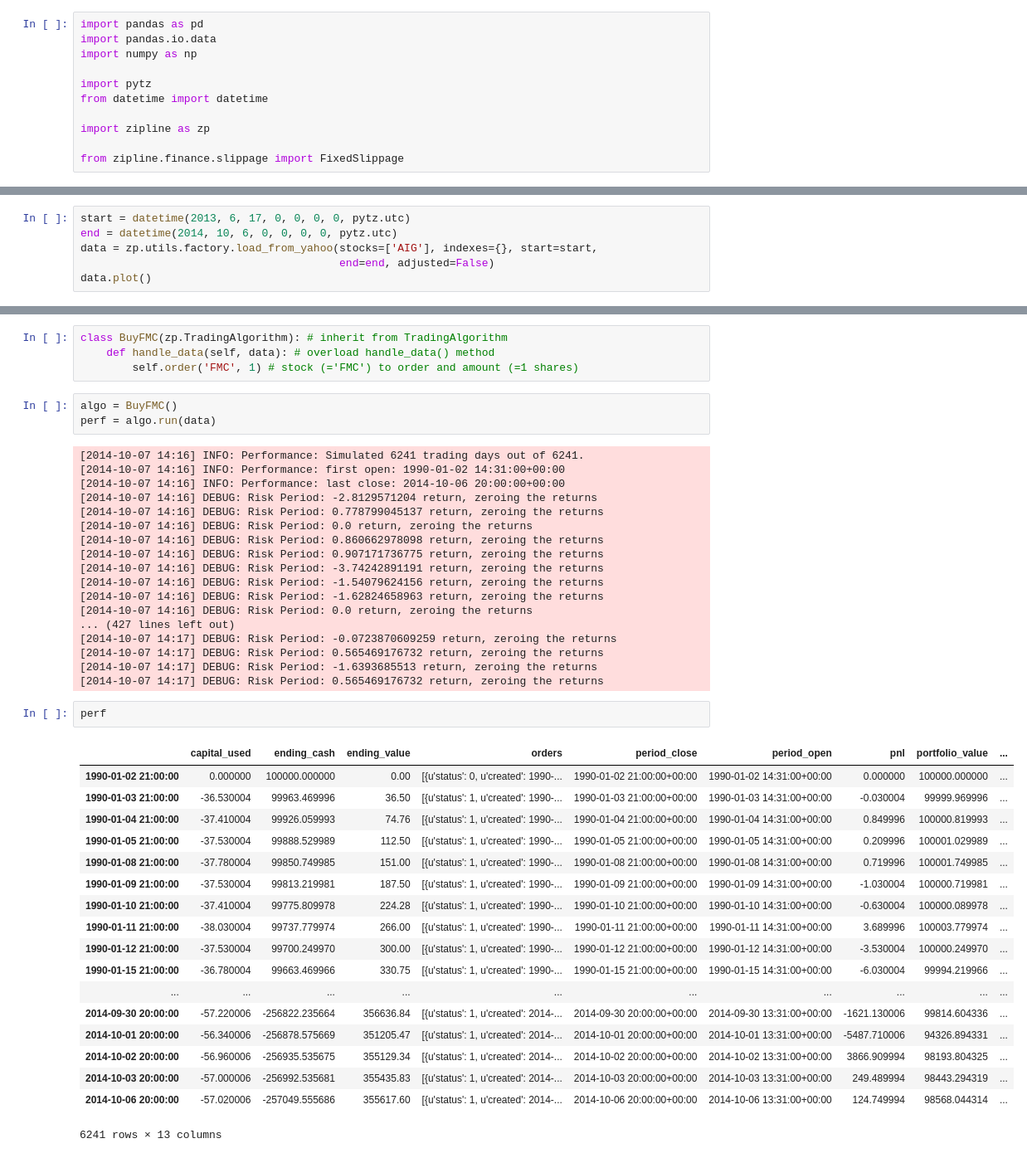
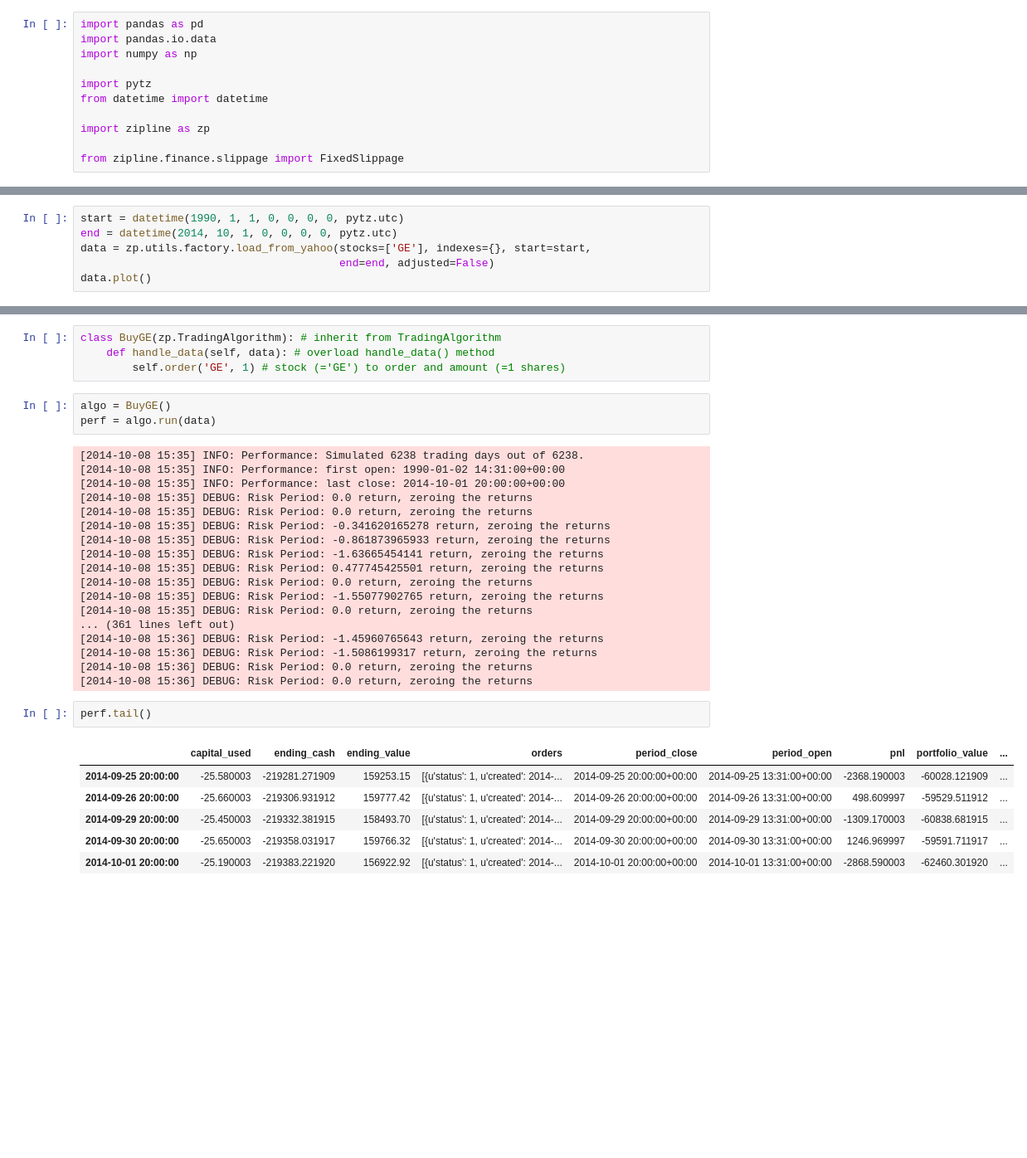
Before and after one commit to LuoYisheng/Cloud-computing-analytics-for-trading-algorithm, a Jupyter notebook: 2. Dual Moving Average.ipynb, the cells around one changed output, grey strips where cells are left out. Shown at 83% size. Drawn from its saved outputs; the diff is of its cells as text; blank space fills up the shorter version.

```diff
--- a/2. Dual Moving Average.ipynb
+++ b/2. Dual Moving Average.ipynb
@@ -98,7 +68,7 @@ AttributeError: type object 'datetime.datetime' has no attribute 'datetime'
 # %%
-start = datetime(2013, 6, 17, 0, 0, 0, 0, pytz.utc)
-end = datetime(2014, 10, 6, 0, 0, 0, 0, pytz.utc)
-data = zp.utils.factory.load_from_yahoo(stocks=['AIG'], indexes={}, start=start,
+start = datetime(1990, 1, 1, 0, 0, 0, 0, pytz.utc)
+end = datetime(2014, 10, 1, 0, 0, 0, 0, pytz.utc)
+data = zp.utils.factory.load_from_yahoo(stocks=['GE'], indexes={}, start=start,
                                         end=end, adjusted=False)
 data.plot()
 # %% [output]
@@ -106,49 +78,37 @@ TypeError: 'module' object is not callable
 # %%
-class BuyFMC(zp.TradingAlgorithm): # inherit from TradingAlgorithm
+class BuyGE(zp.TradingAlgorithm): # inherit from TradingAlgorithm
     def handle_data(self, data): # overload handle_data() method
-        self.order('FMC', 1) # stock (='FMC') to order and amount (=1 shares)
+        self.order('GE', 1) # stock (='GE') to order and amount (=1 shares)
 # %%
-algo = BuyFMC()
+algo = BuyGE()
 perf = algo.run(data)
 # %% [output]
-[2014-10-07 14:16] INFO: Performance: Simulated 6241 trading days out of 6241.
-[2014-10-07 14:16] INFO: Performance: first open: 1990-01-02 14:31:00+00:00
-[2014-10-07 14:16] INFO: Performance: last close: 2014-10-06 20:00:00+00:00
-[2014-10-07 14:16] DEBUG: Risk Period: -2.8129571204 return, zeroing the returns
-[2014-10-07 14:16] DEBUG: Risk Period: 0.778799045137 return, zeroing the returns
-[2014-10-07 14:16] DEBUG: Risk Period: 0.0 return, zeroing the returns
-[2014-10-07 14:16] DEBUG: Risk Period: 0.860662978098 return, zeroing the returns
-[2014-10-07 14:16] DEBUG: Risk Period: 0.907171736775 return, zeroing the returns
-[2014-10-07 14:16] DEBUG: Risk Period: -3.74242891191 return, zeroing the returns
-[2014-10-07 14:16] DEBUG: Risk Period: -1.54079624156 return, zeroing the returns
-[2014-10-07 14:16] DEBUG: Risk Period: -1.62824658963 return, zeroing the returns
-[2014-10-07 14:16] DEBUG: Risk Period: 0.0 return, zeroing the returns
-... (427 lines left out)
-[2014-10-07 14:17] DEBUG: Risk Period: -0.0723870609259 return, zeroing the returns
-[2014-10-07 14:17] DEBUG: Risk Period: 0.565469176732 return, zeroing the returns
-[2014-10-07 14:17] DEBUG: Risk Period: -1.6393685513 return, zeroing the returns
-[2014-10-07 14:17] DEBUG: Risk Period: 0.565469176732 return, zeroing the returns
+[2014-10-08 15:35] INFO: Performance: Simulated 6238 trading days out of 6238.
+[2014-10-08 15:35] INFO: Performance: first open: 1990-01-02 14:31:00+00:00
+[2014-10-08 15:35] INFO: Performance: last close: 2014-10-01 20:00:00+00:00
+[2014-10-08 15:35] DEBUG: Risk Period: 0.0 return, zeroing the returns
+[2014-10-08 15:35] DEBUG: Risk Period: 0.0 return, zeroing the returns
+[2014-10-08 15:35] DEBUG: Risk Period: -0.341620165278 return, zeroing the returns
+[2014-10-08 15:35] DEBUG: Risk Period: -0.861873965933 return, zeroing the returns
+[2014-10-08 15:35] DEBUG: Risk Period: -1.63665454141 return, zeroing the returns
+[2014-10-08 15:35] DEBUG: Risk Period: 0.477745425501 return, zeroing the returns
+[2014-10-08 15:35] DEBUG: Risk Period: 0.0 return, zeroing the returns
+[2014-10-08 15:35] DEBUG: Risk Period: -1.55077902765 return, zeroing the returns
+[2014-10-08 15:35] DEBUG: Risk Period: 0.0 return, zeroing the returns
+... (361 lines left out)
+[2014-10-08 15:36] DEBUG: Risk Period: -1.45960765643 return, zeroing the returns
+[2014-10-08 15:36] DEBUG: Risk Period: -1.5086199317 return, zeroing the returns
+[2014-10-08 15:36] DEBUG: Risk Period: 0.0 return, zeroing the returns
+[2014-10-08 15:36] DEBUG: Risk Period: 0.0 return, zeroing the returns
 # %%
-perf
+perf.tail()
 # %% [output]
 |  | capital_used | ending_cash | ending_value | orders | period_close | period_open | pnl | portfolio_value | ... |
-| 1990-01-02 21:00:00 | 0.000000 | 100000.000000 | 0.00 | [{u'status': 0, u'created': 1990-... | 1990-01-02 21:00:00+00:00 | 1990-01-02 14:31:00+00:00 | 0.000000 | 100000.000000 | ... |
-| 1990-01-03 21:00:00 | -36.530004 | 99963.469996 | 36.50 | [{u'status': 1, u'created': 1990-... | 1990-01-03 21:00:00+00:00 | 1990-01-03 14:31:00+00:00 | -0.030004 | 99999.969996 | ... |
-| 1990-01-04 21:00:00 | -37.410004 | 99926.059993 | 74.76 | [{u'status': 1, u'created': 1990-... | 1990-01-04 21:00:00+00:00 | 1990-01-04 14:31:00+00:00 | 0.849996 | 100000.819993 | ... |
-| 1990-01-05 21:00:00 | -37.530004 | 99888.529989 | 112.50 | [{u'status': 1, u'created': 1990-... | 1990-01-05 21:00:00+00:00 | 1990-01-05 14:31:00+00:00 | 0.209996 | 100001.029989 | ... |
-| 1990-01-08 21:00:00 | -37.780004 | 99850.749985 | 151.00 | [{u'status': 1, u'created': 1990-... | 1990-01-08 21:00:00+00:00 | 1990-01-08 14:31:00+00:00 | 0.719996 | 100001.749985 | ... |
-| 1990-01-09 21:00:00 | -37.530004 | 99813.219981 | 187.50 | [{u'status': 1, u'created': 1990-... | 1990-01-09 21:00:00+00:00 | 1990-01-09 14:31:00+00:00 | -1.030004 | 100000.719981 | ... |
-| 1990-01-10 21:00:00 | -37.410004 | 99775.809978 | 224.28 | [{u'status': 1, u'created': 1990-... | 1990-01-10 21:00:00+00:00 | 1990-01-10 14:31:00+00:00 | -0.630004 | 100000.089978 | ... |
-| 1990-01-11 21:00:00 | -38.030004 | 99737.779974 | 266.00 | [{u'status': 1, u'created': 1990-... | 1990-01-11 21:00:00+00:00 | 1990-01-11 14:31:00+00:00 | 3.689996 | 100003.779974 | ... |
-| 1990-01-12 21:00:00 | -37.530004 | 99700.249970 | 300.00 | [{u'status': 1, u'created': 1990-... | 1990-01-12 21:00:00+00:00 | 1990-01-12 14:31:00+00:00 | -3.530004 | 100000.249970 | ... |
-| 1990-01-15 21:00:00 | -36.780004 | 99663.469966 | 330.75 | [{u'status': 1, u'created': 1990-... | 1990-01-15 21:00:00+00:00 | 1990-01-15 14:31:00+00:00 | -6.030004 | 99994.219966 | ... |
-| ... | ... | ... | ... | ... | ... | ... | ... | ... | ... |
-| 2014-09-30 20:00:00 | -57.220006 | -256822.235664 | 356636.84 | [{u'status': 1, u'created': 2014-... | 2014-09-30 20:00:00+00:00 | 2014-09-30 13:31:00+00:00 | -1621.130006 | 99814.604336 | ... |
-| 2014-10-01 20:00:00 | -56.340006 | -256878.575669 | 351205.47 | [{u'status': 1, u'created': 2014-... | 2014-10-01 20:00:00+00:00 | 2014-10-01 13:31:00+00:00 | -5487.710006 | 94326.894331 | ... |
-| 2014-10-02 20:00:00 | -56.960006 | -256935.535675 | 355129.34 | [{u'status': 1, u'created': 2014-... | 2014-10-02 20:00:00+00:00 | 2014-10-02 13:31:00+00:00 | 3866.909994 | 98193.804325 | ... |
-| 2014-10-03 20:00:00 | -57.000006 | -256992.535681 | 355435.83 | [{u'status': 1, u'created': 2014-... | 2014-10-03 20:00:00+00:00 | 2014-10-03 13:31:00+00:00 | 249.489994 | 98443.294319 | ... |
-| 2014-10-06 20:00:00 | -57.020006 | -257049.555686 | 355617.60 | [{u'status': 1, u'created': 2014-... | 2014-10-06 20:00:00+00:00 | 2014-10-06 13:31:00+00:00 | 124.749994 | 98568.044314 | ... |
+| 2014-09-25 20:00:00 | -25.580003 | -219281.271909 | 159253.15 | [{u'status': 1, u'created': 2014-... | 2014-09-25 20:00:00+00:00 | 2014-09-25 13:31:00+00:00 | -2368.190003 | -60028.121909 | ... |
+| 2014-09-26 20:00:00 | -25.660003 | -219306.931912 | 159777.42 | [{u'status': 1, u'created': 2014-... | 2014-09-26 20:00:00+00:00 | 2014-09-26 13:31:00+00:00 | 498.609997 | -59529.511912 | ... |
+| 2014-09-29 20:00:00 | -25.450003 | -219332.381915 | 158493.70 | [{u'status': 1, u'created': 2014-... | 2014-09-29 20:00:00+00:00 | 2014-09-29 13:31:00+00:00 | -1309.170003 | -60838.681915 | ... |
+| 2014-09-30 20:00:00 | -25.650003 | -219358.031917 | 159766.32 | [{u'status': 1, u'created': 2014-... | 2014-09-30 20:00:00+00:00 | 2014-09-30 13:31:00+00:00 | 1246.969997 | -59591.711917 | ... |
+| 2014-10-01 20:00:00 | -25.190003 | -219383.221920 | 156922.92 | [{u'status': 1, u'created': 2014-... | 2014-10-01 20:00:00+00:00 | 2014-10-01 13:31:00+00:00 | -2868.590003 | -62460.301920 | ... |
-6241 rows × 13 columns
 # %%
 perf.portfolio_value.plot()
 # %% [output]
```
Also changed, not shown: parts of 9 cells of this notebook.
